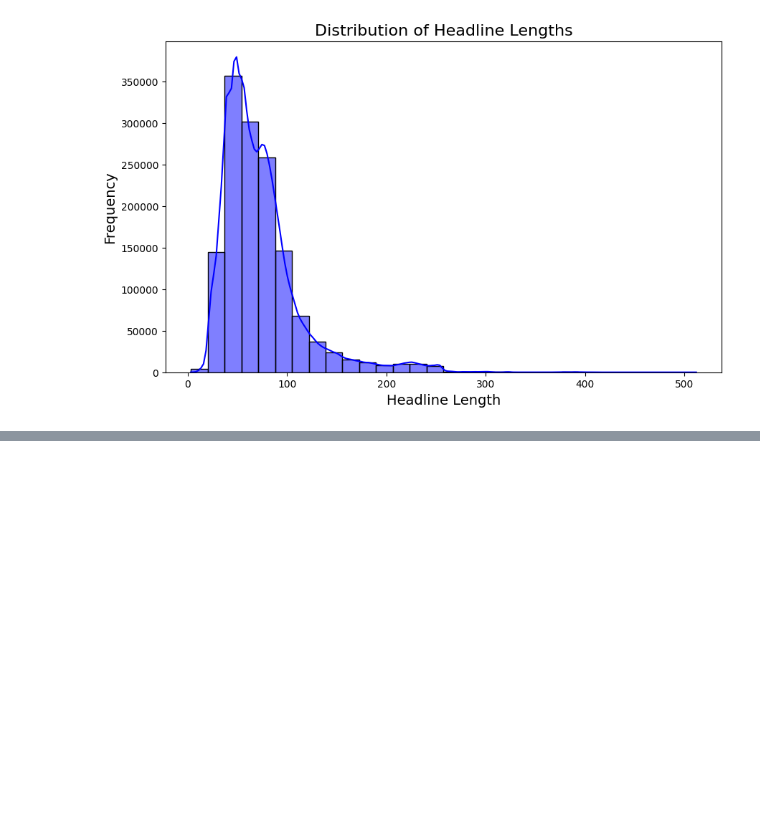
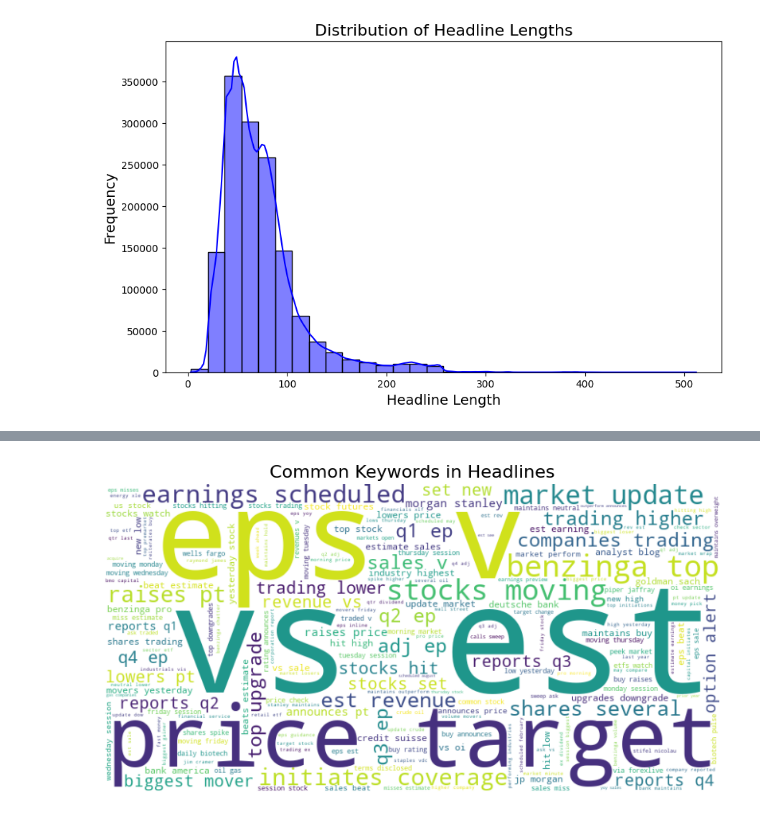
Before and after one commit to helina1abebe/finance-sentiment-analysis, a Jupyter notebook: notebooks/Headline_EDA.ipynb, the cells around one changed output, grey strips where cells are left out. Drawn from its saved outputs; the diff is of its cells as text; code cells hidden in the pictures; blank space fills up the shorter version.

Commit message:
Add descriptive statistics and visualizations for headline lengths, publisher activity, and publication trends

```diff
--- a/notebooks/Headline_EDA.ipynb
+++ b/notebooks/Headline_EDA.ipynb
@@ -167,0 +176,20 @@ Name: headline_length, dtype: float64
+# %%
+from nltk.tokenize import word_tokenize
+import matplotlib.pyplot as plt
+from wordcloud import WordCloud
+
+# Your existing code:
+stop_words = set(stopwords.words('english'))
+
+df['tokens'] = df['headline'].apply(lambda x: [word for word in word_tokenize(x.lower()) if word.isalnum() and word not in stop_words])
+
+all_tokens = [token for tokens in df['tokens'] for token in tokens]
+
+wordcloud = WordCloud(width=800, height=400, background_color='white').generate(' '.join(all_tokens))
+plt.figure(figsize=(10, 6))
+plt.imshow(wordcloud, interpolation='bilinear')
+plt.axis('off')
+plt.title('Common Keywords in Headlines', fontsize=16)
+plt.show()
+# %% [output]
+[figure, added]
```
Also changed, not shown: parts of 3 cells of this notebook.
